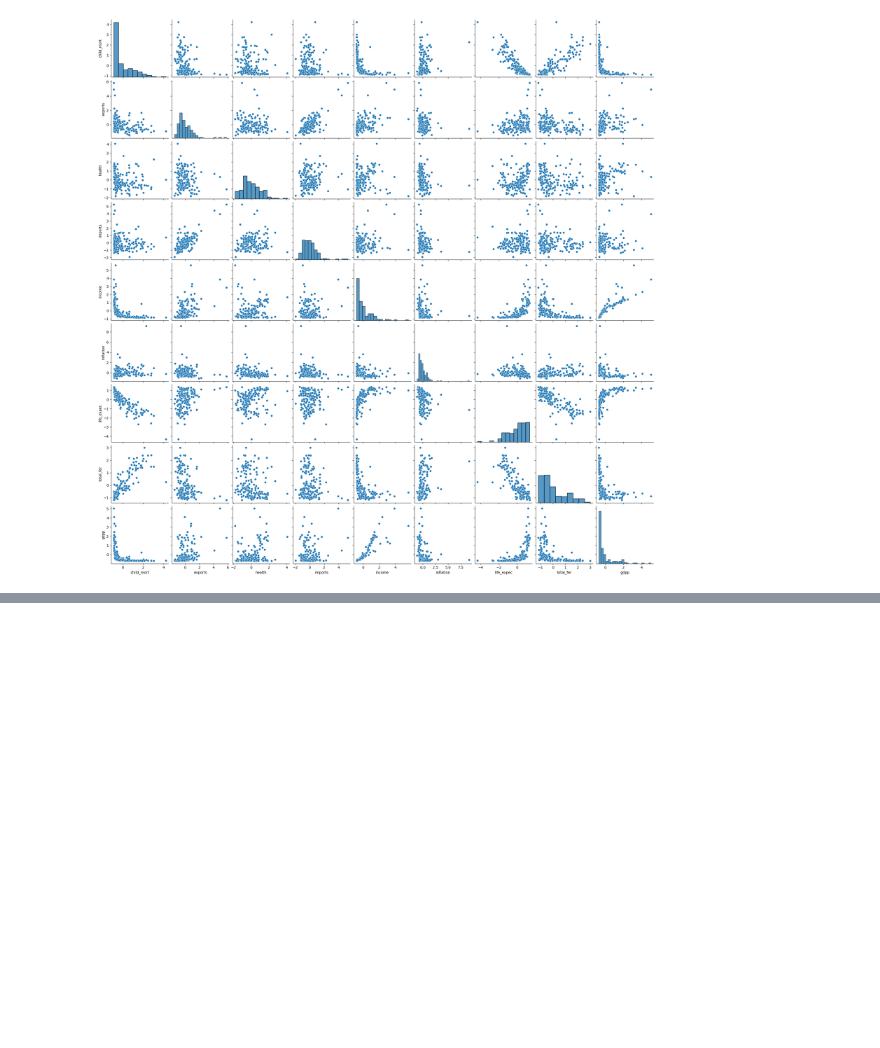
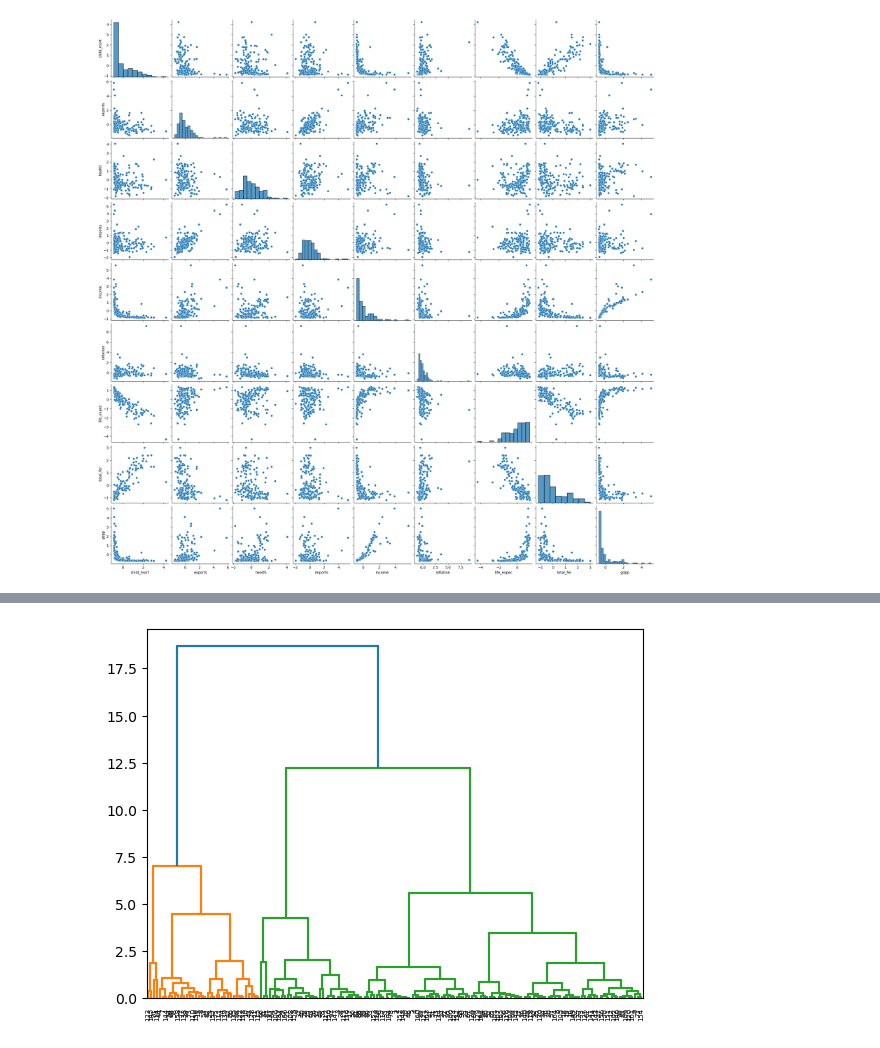
Before and after one commit to praveeendominic/Statistical-ML-models, a Jupyter notebook: clustering country data.ipynb, the cells around one changed output, grey strips where cells are left out. Drawn from its saved outputs; the diff is of its cells as text; code cells hidden in the pictures; blank space fills up the shorter version.

Commit message:
clustering country data

```diff
--- a/clustering country data.ipynb
+++ b/clustering country data.ipynb
@@ -119,3 +119,12 @@ plt.show()
 # %%
 # sns.boxplot(data=df_origin.loc[((df_origin.country=='Canada') | (df_origin.country=='Australia')),],x='country', y='gdpp', hue = 'cluster_id')
 # plt.show()
+# %%
+# HIERARCHICAL CLUSTERING
+df_tmp=dff_sc.loc[:,['gdpp','life_expec']]
+df_tmp
+import scipy.cluster.hierarchy as sch
+dendro=sch.dendrogram(sch.linkage(df_tmp, method='ward'))
+plt.show()
+# %% [output]
+[figure, added]
```
Also changed, not shown: parts of 7 cells of this notebook.
